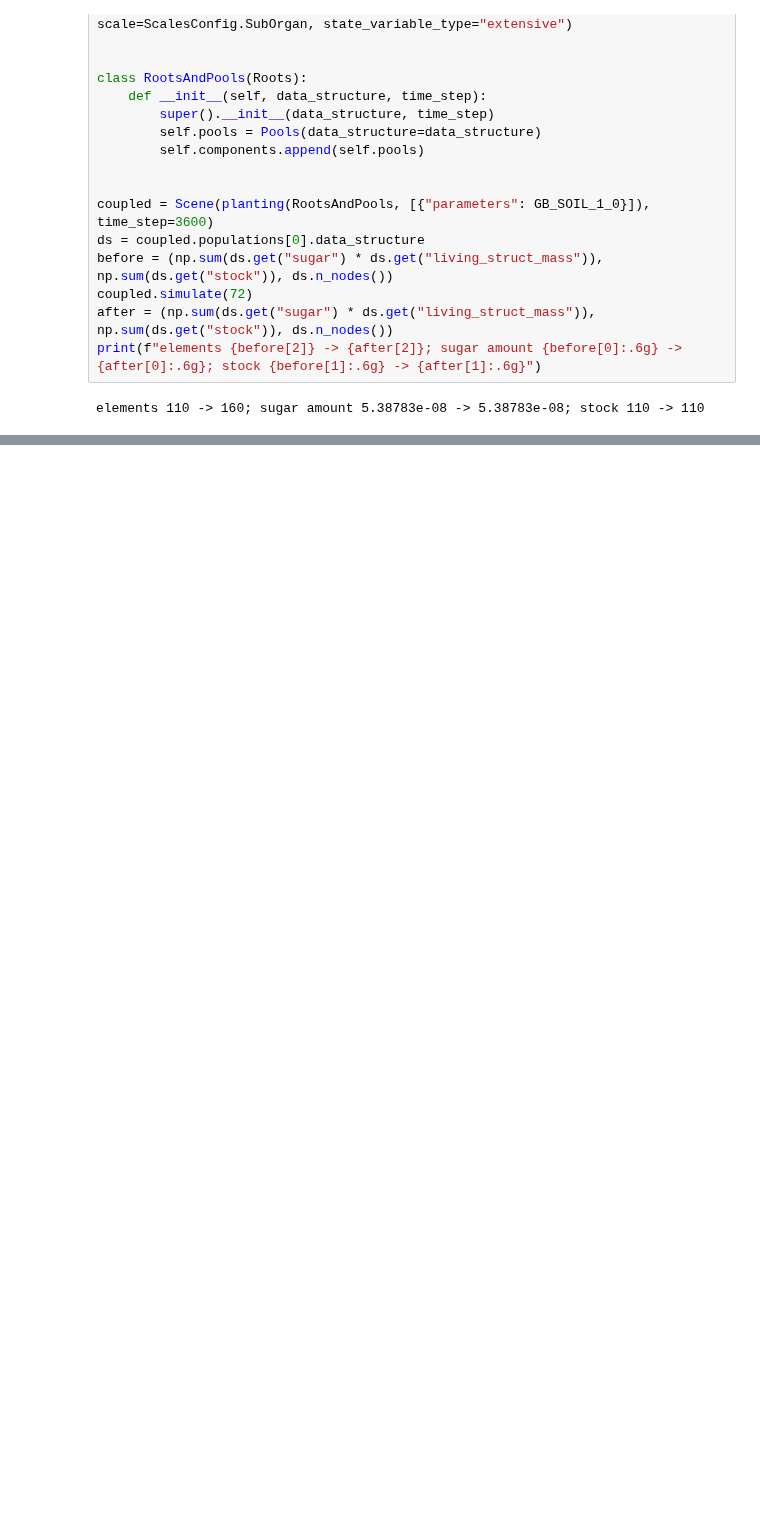
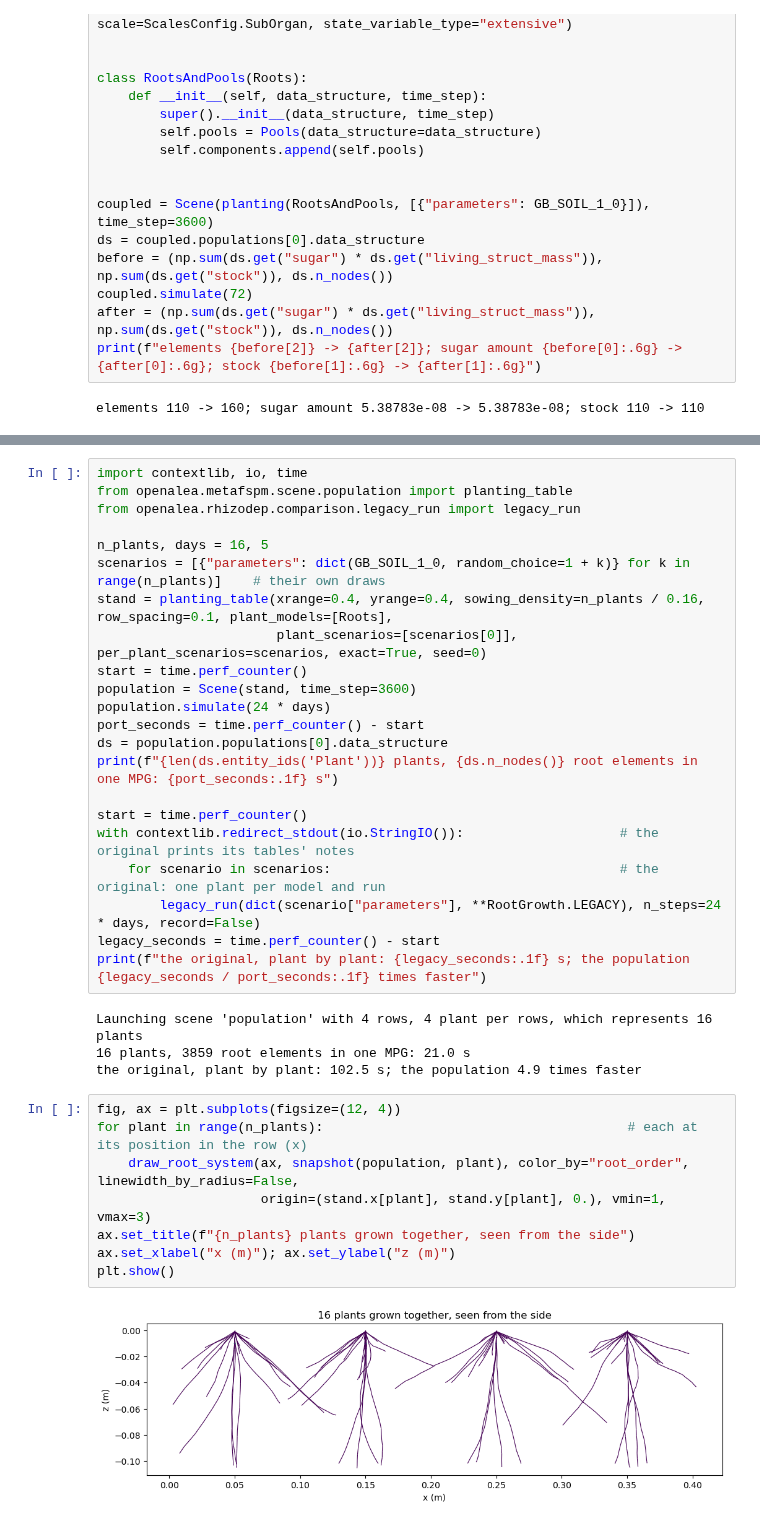
Before and after one commit to openalea/rhizodep, a Jupyter notebook: example/tutorials/tutorial_metafspm_01_root_growth.ipynb, the cells around one changed output, grey strips where cells are left out. Saved outputs shown, nothing was run; the diff lists cells and outputs as text; blank space fills up the shorter version.

```diff
--- a/example/tutorials/tutorial_metafspm_01_root_growth.ipynb
+++ b/example/tutorials/tutorial_metafspm_01_root_growth.ipynb
@@ -219,0 +232,36 @@ elements 110 -> 160; sugar amount 5.38783e-08 -> 5.38783e-08; stock 110 -> 110
+# %%
+import contextlib, io, time
+from openalea.metafspm.scene.population import planting_table
+from openalea.rhizodep.comparison.legacy_run import legacy_run
+
+n_plants, days = 16, 5
+scenarios = [{"parameters": dict(GB_SOIL_1_0, random_choice=1 + k)} for k in range(n_plants)]    # their own draws
+stand = planting_table(xrange=0.4, yrange=0.4, sowing_density=n_plants / 0.16, row_spacing=0.1, plant_models=[Roots],
+                       plant_scenarios=[scenarios[0]], per_plant_scenarios=scenarios, exact=True, seed=0)
+start = time.perf_counter()
+population = Scene(stand, time_step=3600)
+population.simulate(24 * days)
+port_seconds = time.perf_counter() - start
+ds = population.populations[0].data_structure
+print(f"{len(ds.entity_ids('Plant'))} plants, {ds.n_nodes()} root elements in one MPG: {port_seconds:.1f} s")
+
+start = time.perf_counter()
+with contextlib.redirect_stdout(io.StringIO()):                    # the original prints its tables' notes
+    for scenario in scenarios:                                     # the original: one plant per model and run
+        legacy_run(dict(scenario["parameters"], **RootGrowth.LEGACY), n_steps=24 * days, record=False)
+legacy_seconds = time.perf_counter() - start
+print(f"the original, plant by plant: {legacy_seconds:.1f} s; the population {legacy_seconds / port_seconds:.1f} times faster")
+# %% [output]
+Launching scene 'population' with 4 rows, 4 plant per rows, which represents 16 plants
+16 plants, 3859 root elements in one MPG: 21.0 s
+the original, plant by plant: 102.5 s; the population 4.9 times faster
+# %%
+fig, ax = plt.subplots(figsize=(12, 4))
+for plant in range(n_plants):                                       # each at its position in the row (x)
+    draw_root_system(ax, snapshot(population, plant), color_by="root_order", linewidth_by_radius=False,
+                     origin=(stand.x[plant], stand.y[plant], 0.), vmin=1, vmax=3)
+ax.set_title(f"{n_plants} plants grown together, seen from the side")
+ax.set_xlabel("x (m)"); ax.set_ylabel("z (m)")
+plt.show()
+# %% [output]
+[figure, added]
```
Also changed, not shown: parts of 6 cells of this notebook, 7 other files.
